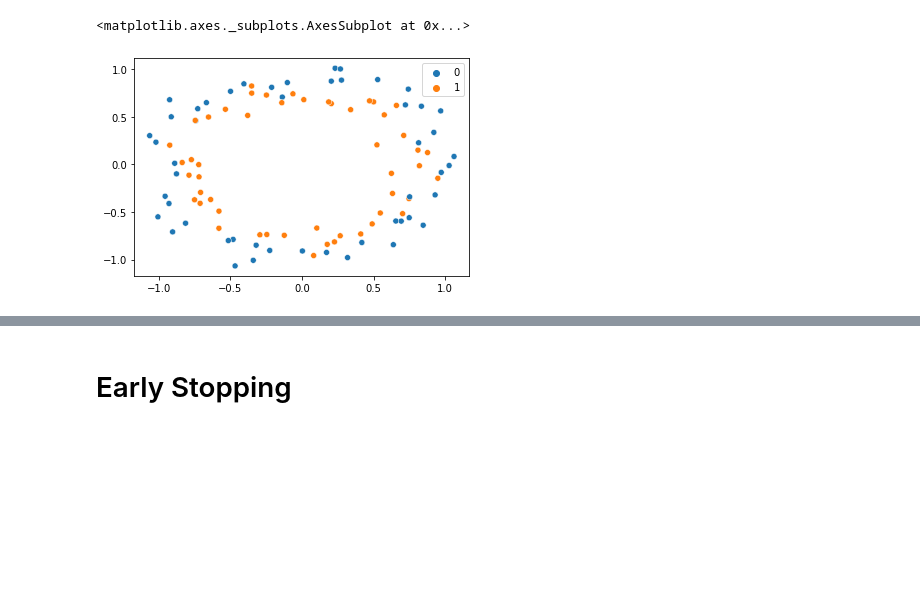
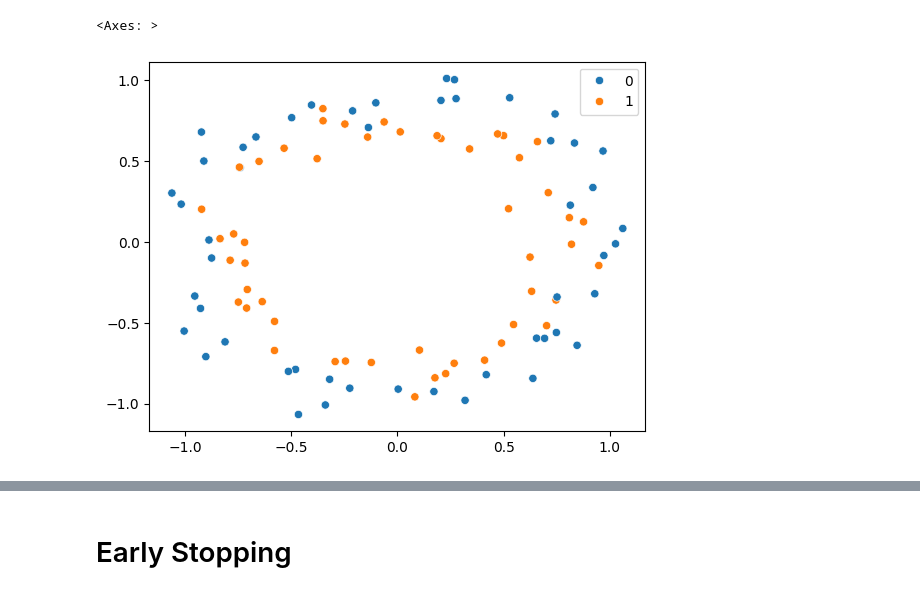
Before and after one commit to kd4dev/Ml, a Jupyter notebook: dl/early_stopping/early_stopping.ipynb, the cells around one changed output, grey strips where cells are left out. Cells and saved outputs as stored; diff of their text form; code cells hidden in the pictures; blank space fills up the shorter version.

```diff
--- a/dl/early_stopping/early_stopping.ipynb
+++ b/dl/early_stopping/early_stopping.ipynb
@@ -17,10 +17,10 @@ import seaborn as sns
 # %%
 X, y = make_circles(n_samples=100, noise=0.1, random_state=1)
 # %%
-sns.scatterplot(X[:,0],X[:,1],hue=y)
+sns.scatterplot(x=X[:, 0], y=X[:, 1], hue=y)
 # %% [output]
-<matplotlib.axes._subplots.AxesSubplot at 0x...>
+<Axes: >
-[figure, old version]
+[figure, new version]
 # %%
 X_train, X_test, y_train, y_test = train_test_split(X, y, test_size=0.20, random_state=2)
 # %%
```
Also changed, not shown: parts of 5 cells of this notebook, 5 other files.
